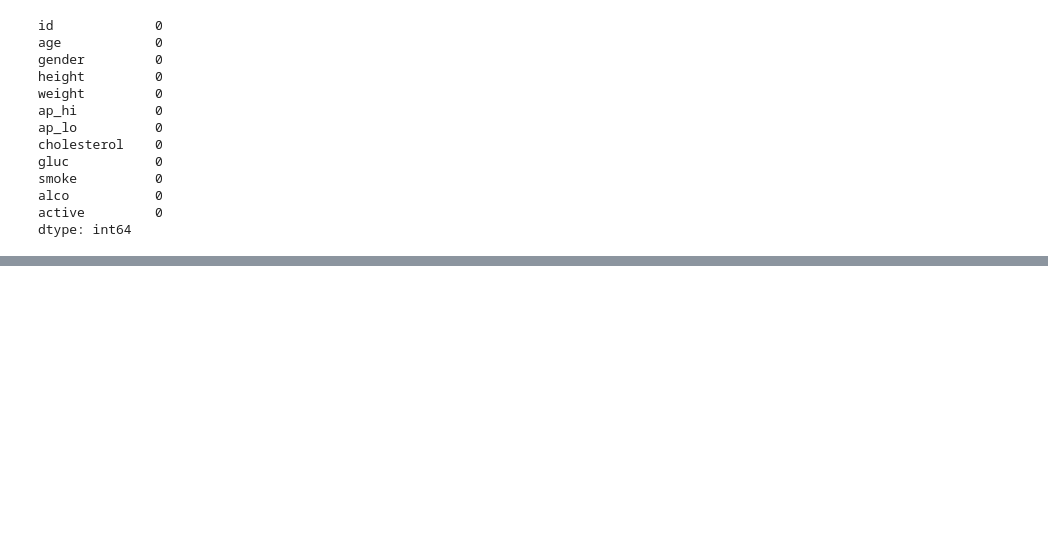
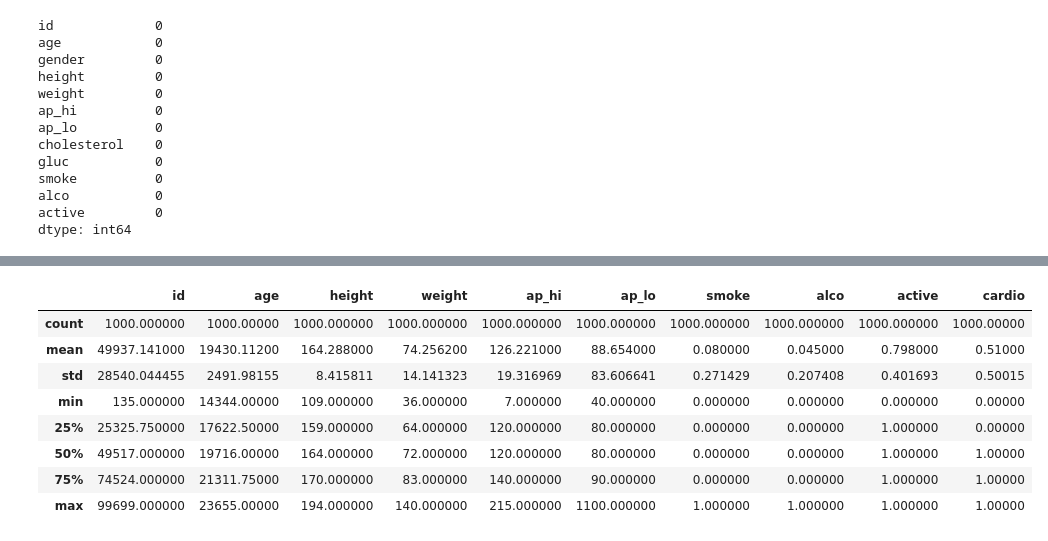
Before and after one commit to srpanchal/Predict-Cardio-Disease-Machine-Learning, a Jupyter notebook: Lab1_Saurabh_Panchal.ipynb, the cells around one changed output, grey strips where cells are left out. Drawn from its saved outputs; the diff is of its cells as text; code cells hidden in the pictures; blank space fills up the shorter version.

```diff
--- a/Lab1_Saurabh_Panchal.ipynb
+++ b/Lab1_Saurabh_Panchal.ipynb
@@ -1217,0 +1154,4 @@ df_result_final.to_csv("submissions/voting.csv", index=False)
+# %%
+cardio_complete_data = pd.read_csv("cardio-complete .csv")
+print(cardio_complete_data.shape)
+cardio_complete_data.head()
@@ -1217,0 +1207,12 @@ df_result_final.to_csv("submissions/voting.csv", index=False)
+# %%
+cardio_complete_data.describe()
+# %% [output]
+|  | id | age | height | weight | ap_hi | ap_lo | smoke | alco | active | cardio |
+| count | 1000.000000 | 1000.00000 | 1000.000000 | 1000.000000 | 1000.000000 | 1000.000000 | 1000.000000 | 1000.000000 | 1000.000000 | 1000.00000 |
+| mean | 49937.141000 | 19430.11200 | 164.288000 | 74.256200 | 126.221000 | 88.654000 | 0.080000 | 0.045000 | 0.798000 | 0.51000 |
+| std | 28540.044455 | 2491.98155 | 8.415811 | 14.141323 | 19.316969 | 83.606641 | 0.271429 | 0.207408 | 0.401693 | 0.50015 |
+| min | 135.000000 | 14344.00000 | 109.000000 | 36.000000 | 7.000000 | 40.000000 | 0.000000 | 0.000000 | 0.000000 | 0.00000 |
+| 25% | 25325.750000 | 17622.50000 | 159.000000 | 64.000000 | 120.000000 | 80.000000 | 0.000000 | 0.000000 | 1.000000 | 0.00000 |
+| 50% | 49517.000000 | 19716.00000 | 164.000000 | 72.000000 | 120.000000 | 80.000000 | 0.000000 | 0.000000 | 1.000000 | 1.00000 |
+| 75% | 74524.000000 | 21311.75000 | 170.000000 | 83.000000 | 140.000000 | 90.000000 | 0.000000 | 0.000000 | 1.000000 | 1.00000 |
+| max | 99699.000000 | 23655.00000 | 194.000000 | 140.000000 | 215.000000 | 1100.000000 | 1.000000 | 1.000000 | 1.000000 | 1.00000 |
```
Also changed, not shown: parts of 45 cells of this notebook, 1 other file.
